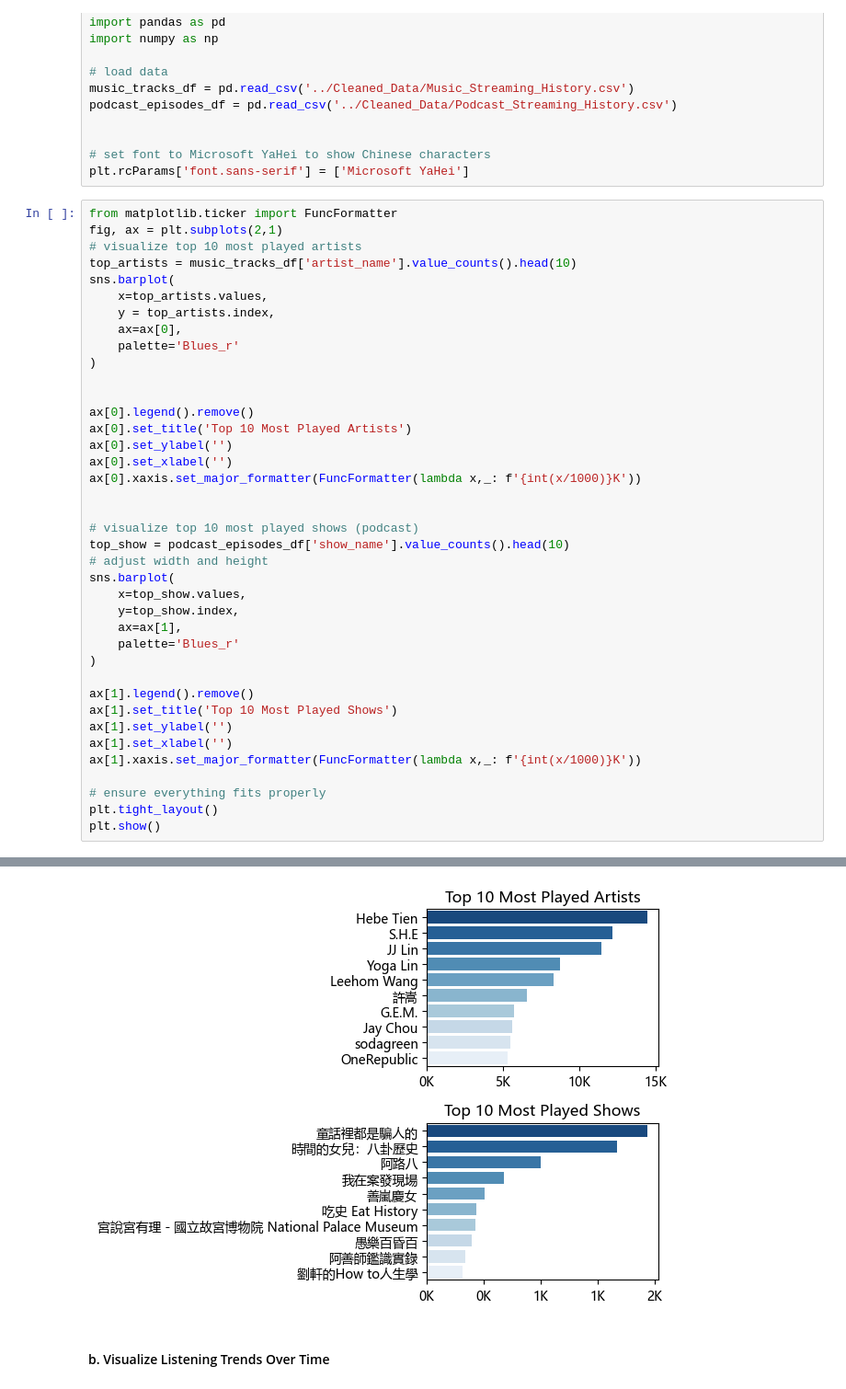
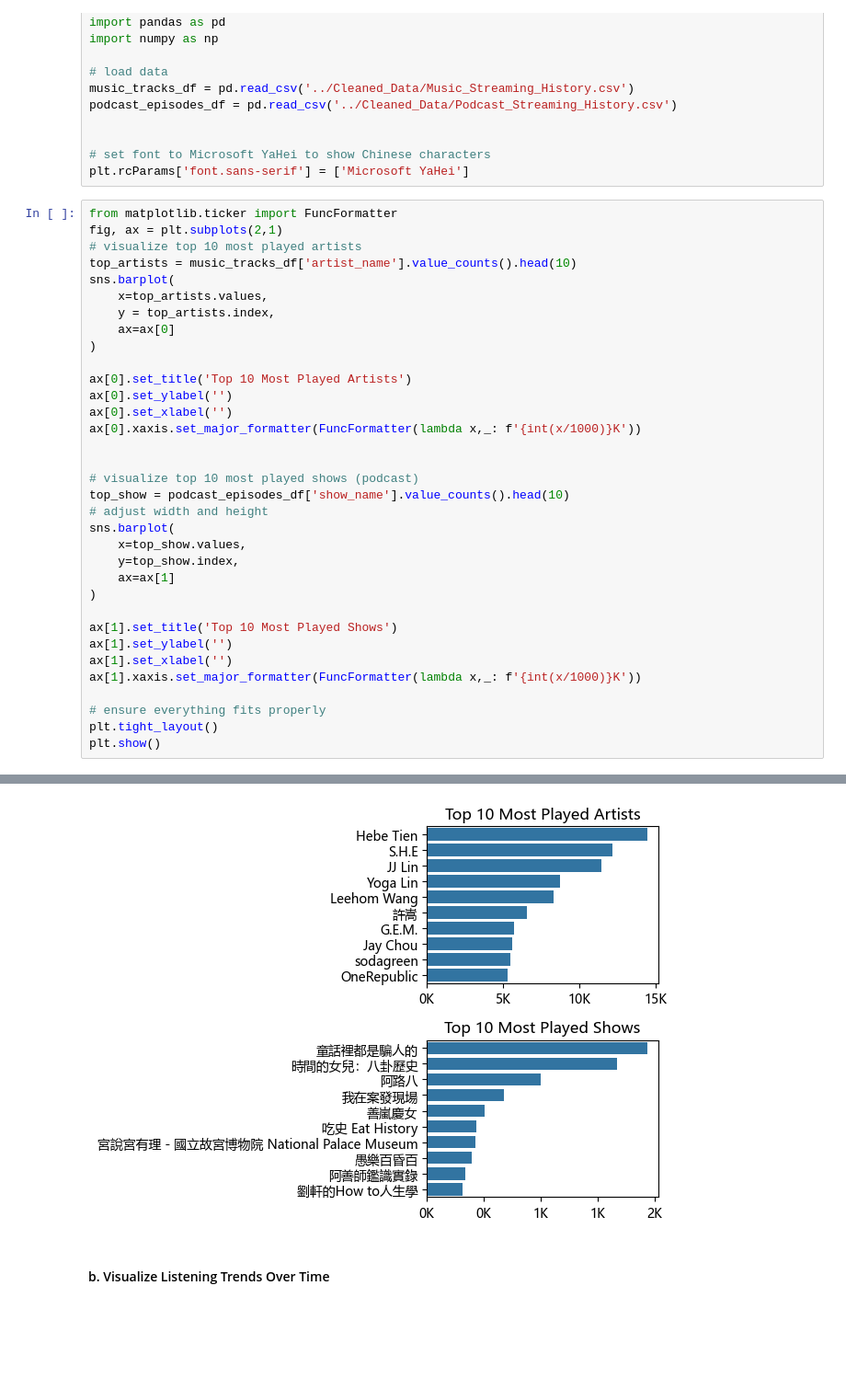
Before and after one commit to mchenliu/Capstone_Project_Spotify_Data_Analysis, a Jupyter notebook: 2_Exploratory_Data_Analysis/2_Streaming_History_Targeted_EDA.ipynb, the cells around one changed output, grey strips where cells are left out. Shown at 92% size. Saved outputs shown, nothing was run; the diff lists cells and outputs as text; blank space fills up the shorter version.

```diff
--- a/2_Exploratory_Data_Analysis/2_Streaming_History_Targeted_EDA.ipynb
+++ b/2_Exploratory_Data_Analysis/2_Streaming_History_Targeted_EDA.ipynb
@@ -23,12 +23,9 @@ top_artists = music_tracks_df['artist_name'].value_counts().head(10)
 sns.barplot(
     x=top_artists.values,
     y = top_artists.index,
-    ax=ax[0],
-    palette='Blues_r'
+    ax=ax[0]
 )
 
-
-ax[0].legend().remove()
 ax[0].set_title('Top 10 Most Played Artists')
 ax[0].set_ylabel('')
 ax[0].set_xlabel('')
@@ -41,11 +38,9 @@ top_show = podcast_episodes_df['show_name'].value_counts().head(10)
 sns.barplot(
     x=top_show.values,
     y=top_show.index,
-    ax=ax[1],
-    palette='Blues_r'
+    ax=ax[1]
 )
 
-ax[1].legend().remove()
 ax[1].set_title('Top 10 Most Played Shows')
 ax[1].set_ylabel('')
 ax[1].set_xlabel('')
@@ -65,4 +53,4 @@ Passing `palette` without assigning `hue` is deprecated and will be removed in v
-[figure, old version]
+[figure, new version]
 # %% [markdown]
 #### b. Visualize Listening Trends Over Time
 # %%
```
Also changed, not shown: parts of 2 cells of this notebook, 19 other files.
